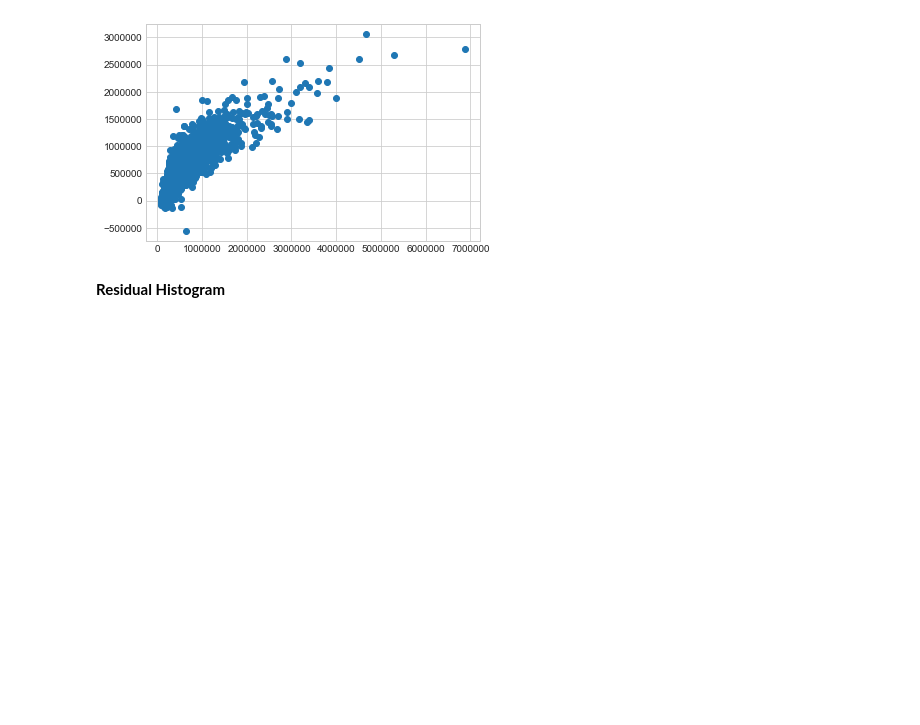
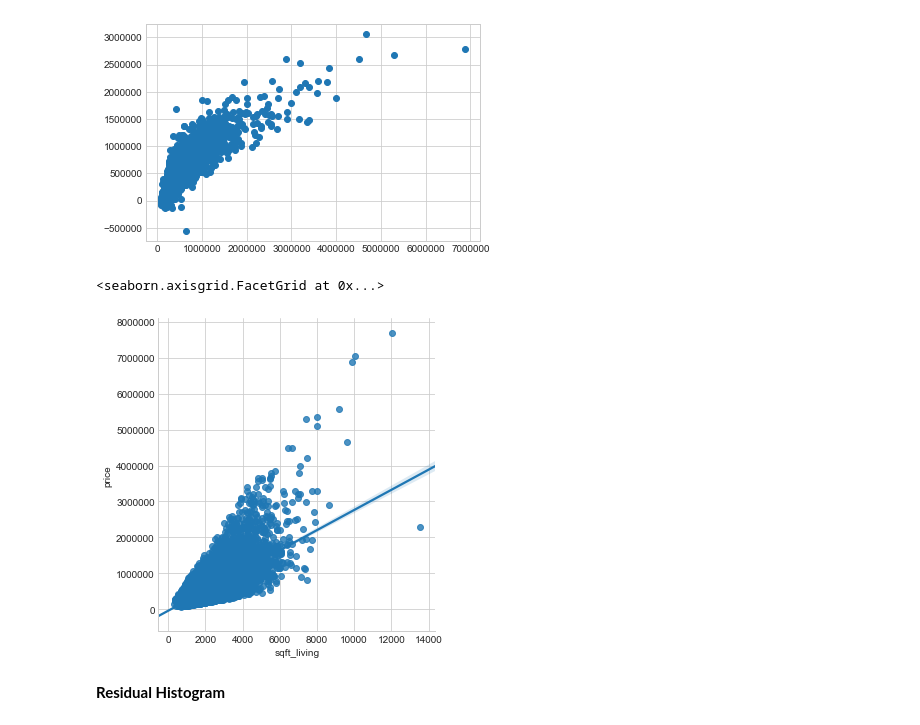
Before and after one commit to Minsifye/Portfolio, a Jupyter notebook: HousingData_LinearRegression.ipynb, the cells around one changed output. Drawn from its saved outputs; the diff is of its cells as text; code cells hidden in the pictures; blank space fills up the shorter version.

```diff
--- a/HousingData_LinearRegression.ipynb
+++ b/HousingData_LinearRegression.ipynb
@@ -174,6 +174,11 @@ plt.scatter(y_test,predictions)
 # %% [output]
 <matplotlib.collections.PathCollection at 0x...>
 [figure]
+# %%
+sns.lmplot('sqft_living','price', df)
+# %% [output]
+<seaborn.axisgrid.FacetGrid at 0x...>
+[figure, added]
 # %% [markdown]
 **Residual Histogram**
 # %%
```
Also changed, not shown: parts of 2 cells of this notebook.
